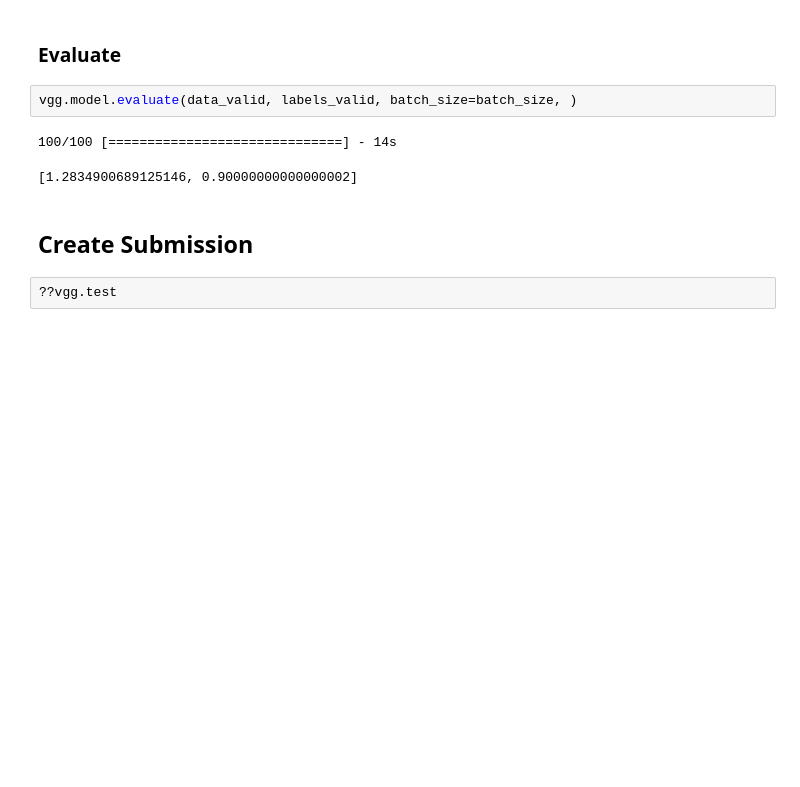
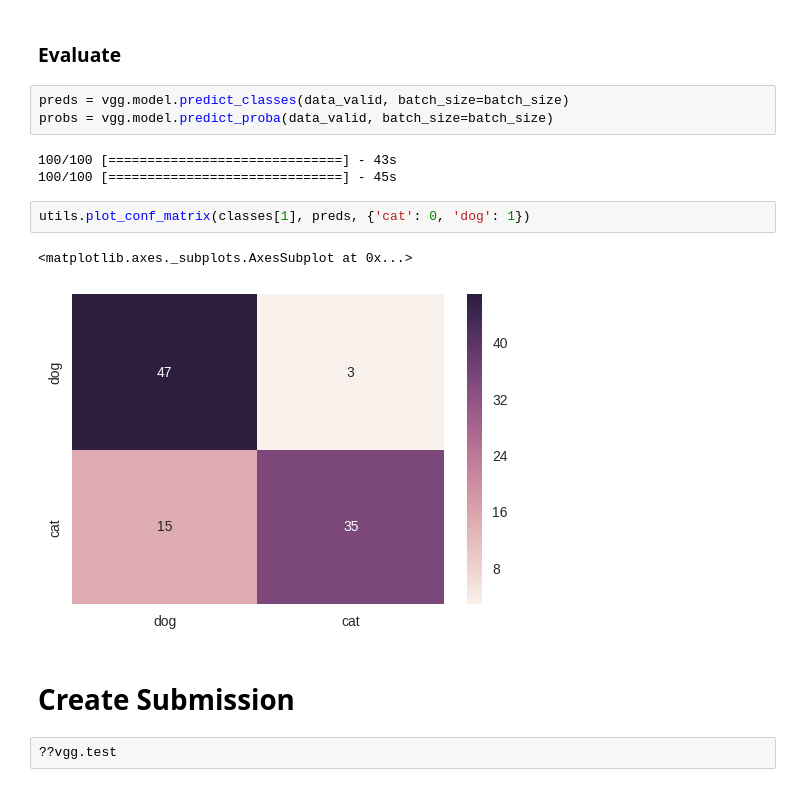
Before and after one commit to osheari1/fast_ai, a Jupyter notebook: lessons/lesson2.ipynb, the cells around one changed output. Cells and saved outputs as stored; diff of their text form; blank space fills up the shorter version.

```diff
--- a/lessons/lesson2.ipynb
+++ b/lessons/lesson2.ipynb
@@ -234,13 +239,19 @@ Epoch 1/1
 vgg.model.load_weights(path_checkpoint+file_weights)
 # %% [markdown]
 ### Evaluate
-# %%
-vgg.model.evaluate(data_valid, labels_valid, batch_size=batch_size, )
-# %% [output]
-100/100 [==============================] - 14s
-[1.2834900689125146, 0.90000000000000002]
+# %%
+preds = vgg.model.predict_classes(data_valid, batch_size=batch_size)
+probs = vgg.model.predict_proba(data_valid, batch_size=batch_size)
+# %% [output]
+100/100 [==============================] - 43s
+100/100 [==============================] - 45s
+# %%
+utils.plot_conf_matrix(classes[1], preds, {'cat': 0, 'dog': 1})
+# %% [output]
+<matplotlib.axes._subplots.AxesSubplot at 0x...>
+[figure, added]
 # %% [markdown]
-## Create Submission
+# Create Submission
 # %%
 ??vgg.test
 # %%
```
Also changed, not shown: parts of 11 cells of this notebook, 1 other file.
